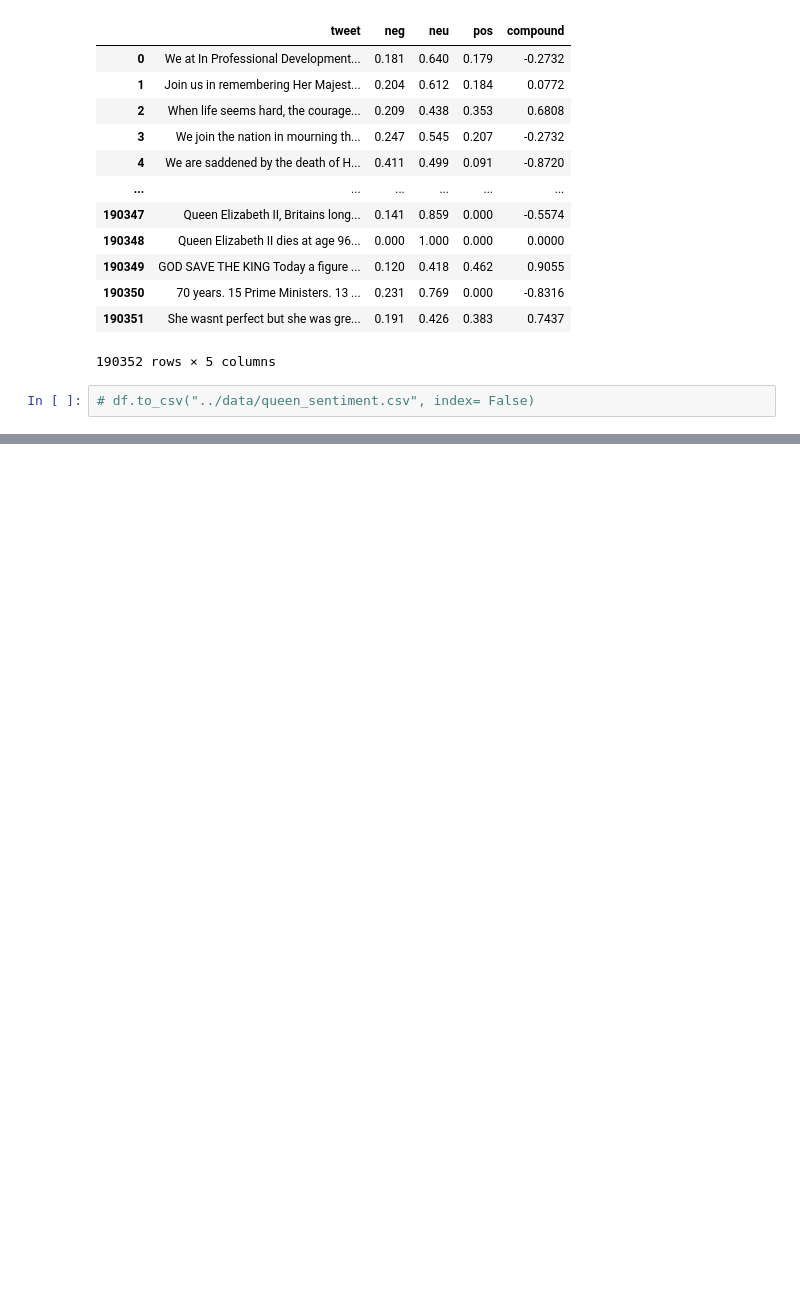
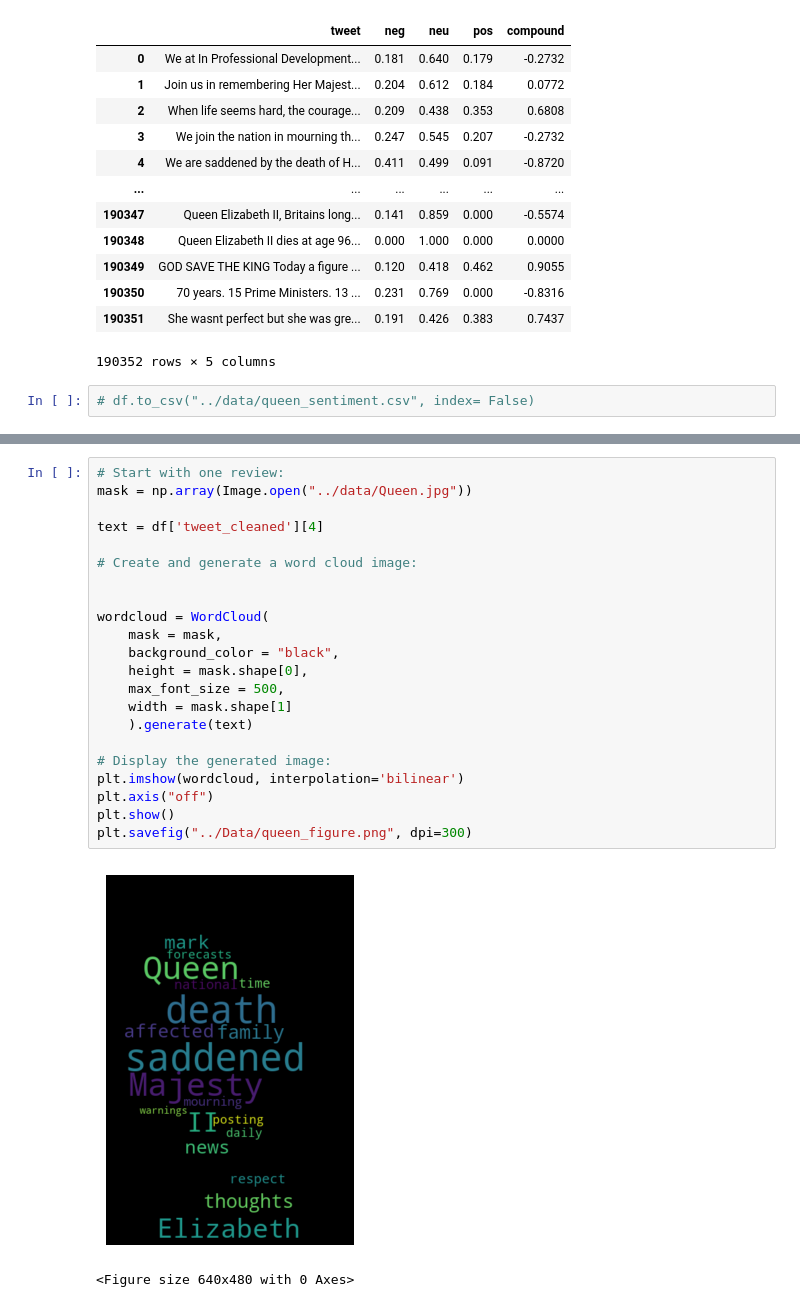
Before and after one commit to GuilleNes/project-IV-sentiment-analysis-api, a Jupyter notebook: src/Test.ipynb, the cells around one changed output, grey strips where cells are left out. Saved outputs shown, nothing was run; the diff lists cells and outputs as text; blank space fills up the shorter version.

```diff
--- a/src/Test.ipynb
+++ b/src/Test.ipynb
@@ -99,0 +132,25 @@ df[["tweet",'neg', 'neu', 'pos',"compound"]]
+# %%
+# Start with one review:
+mask = np.array(Image.open("../data/Queen.jpg"))
+
+text = df['tweet_cleaned'][4]
+
+# Create and generate a word cloud image:
+
+
+wordcloud = WordCloud(
+    mask = mask,
+    background_color = "black",
+    height = mask.shape[0],
+    max_font_size = 500,
+    width = mask.shape[1]
+    ).generate(text)
+
+# Display the generated image:
+plt.imshow(wordcloud, interpolation='bilinear')
+plt.axis("off")
+plt.show()
+plt.savefig("../Data/queen_figure.png", dpi=300)
+# %% [output]
+[figure, added]
+<Figure size 640x480 with 0 Axes>
```
Also changed, not shown: parts of 4 cells of this notebook, 12 other files.
